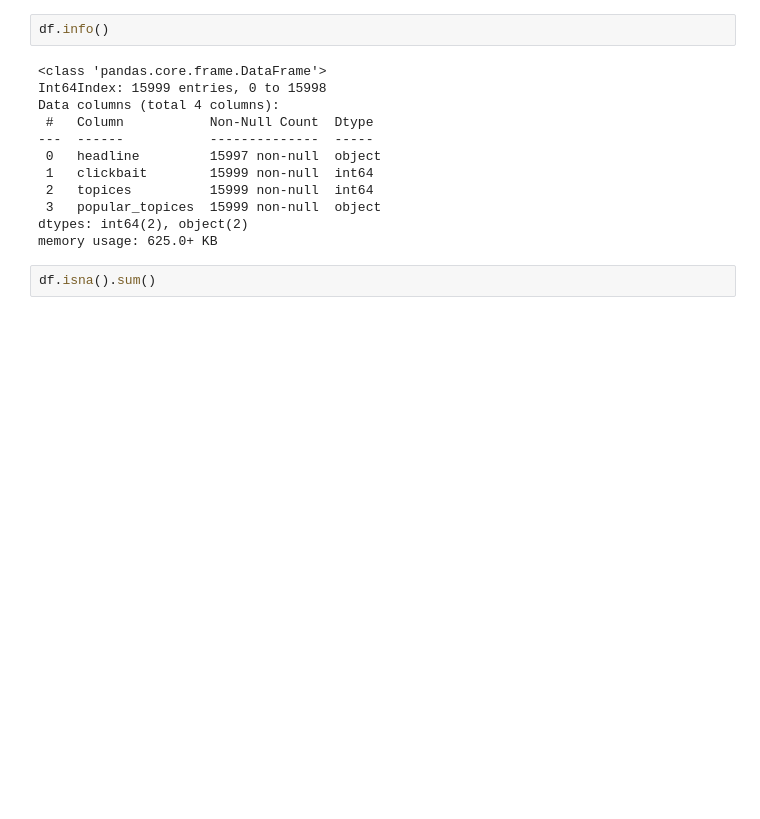
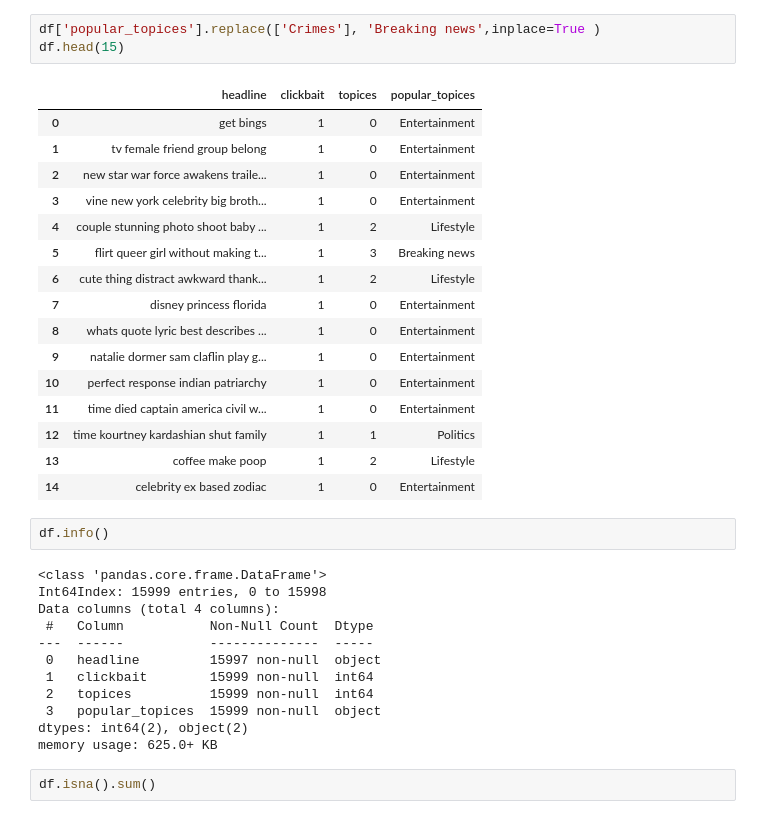
Before and after one commit to RazanAlzahrani1/NLP_News_Company, a Jupyter notebook: NLB_Classification.ipynb, the cells around one changed output. Saved outputs shown, nothing was run; the diff lists cells and outputs as text; blank space fills up the shorter version.

```diff
--- a/NLB_Classification.ipynb
+++ b/NLB_Classification.ipynb
@@ -67,3 +75,23 @@ df
+# %%
+df['popular_topices'].replace(['Crimes'], 'Breaking news',inplace=True )
+df.head(15)
+# %% [output]
+|  | headline | clickbait | topices | popular_topices |
+| 0 | get bings | 1 | 0 | Entertainment |
+| 1 | tv female friend group belong | 1 | 0 | Entertainment |
+| 2 | new star war force awakens traile... | 1 | 0 | Entertainment |
+| 3 | vine new york celebrity big broth... | 1 | 0 | Entertainment |
+| 4 | couple stunning photo shoot baby ... | 1 | 2 | Lifestyle |
+| 5 | flirt queer girl without making t... | 1 | 3 | Breaking news |
+| 6 | cute thing distract awkward thank... | 1 | 2 | Lifestyle |
+| 7 | disney princess florida | 1 | 0 | Entertainment |
+| 8 | whats quote lyric best describes ... | 1 | 0 | Entertainment |
+| 9 | natalie dormer sam claflin play g... | 1 | 0 | Entertainment |
+| 10 | perfect response indian patriarchy | 1 | 0 | Entertainment |
+| 11 | time died captain america civil w... | 1 | 0 | Entertainment |
+| 12 | time kourtney kardashian shut family | 1 | 1 | Politics |
+| 13 | coffee make poop | 1 | 2 | Lifestyle |
+| 14 | celebrity ex based zodiac | 1 | 0 | Entertainment |
 # %%
 df.info()
 # %% [output]
```
Also changed, not shown: parts of 37 cells of this notebook.
